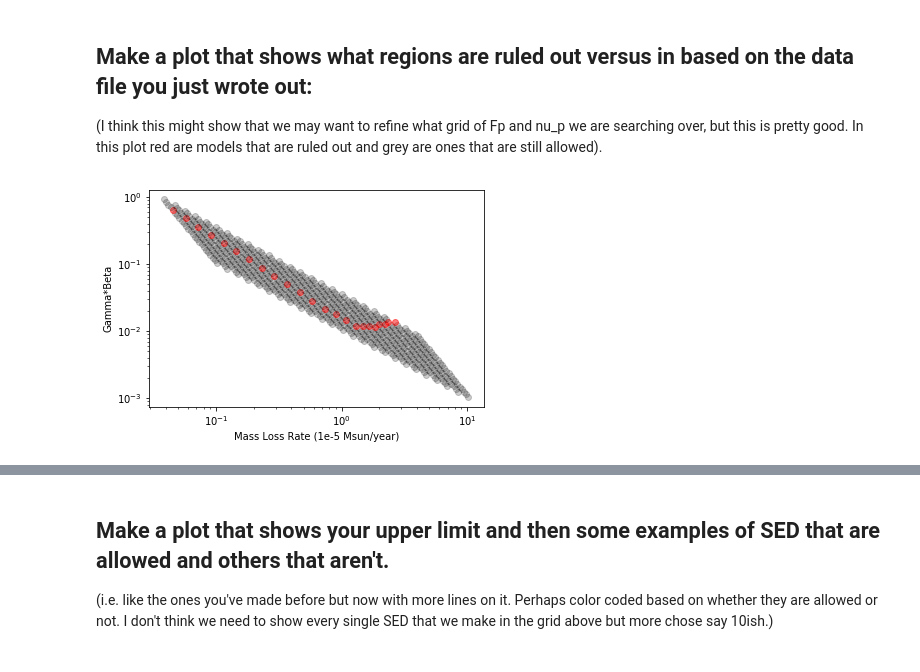
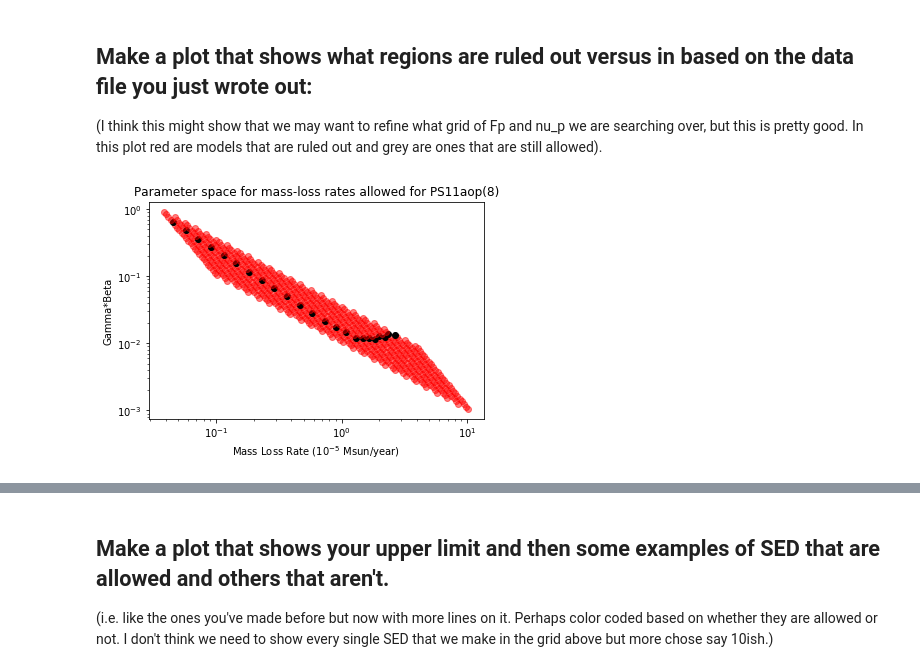
Before and after one commit to ibikadaeze/ast1501, a Jupyter notebook: freesync.ipynb, the cells around one changed output, grey strips where cells are left out. Drawn from its saved outputs; the diff is of its cells as text; code cells hidden in the pictures.

```diff
--- a/freesync.ipynb
+++ b/freesync.ipynb
@@ -180,25 +195,25 @@ ascii.write(data,file_out,names=names,overwrite=True)
 # %%
 file_in = 'PS11aop8x_ParameterSpace.csv'
 data_plot = ascii.read(file_in)
 
 gammabeta = data_plot['v_shock']*(1/3e5)
-x=0
-y=0
+
 
 
 plt.figure()
 
 for i in range(len(data_plot)):
     if data_plot['RuledOut'][i] == 'True':
         plt.plot(data_plot['Mdot'][i],gammabeta[i],'ro',alpha=0.5)
     else:
-        plt.plot(data_plot['Mdot'][i],gammabeta[i],'ko',alpha=0.2)
+        plt.plot(data_plot['Mdot'][i],gammabeta[i],'ko')# label ='PS11aop8')#,alpha=0.2)
 
 plt.yscale('log')
 plt.xscale('log')
-plt.xlabel('Mass Loss Rate (1e-5 Msun/year)')
+plt.xlabel(r'Mass Loss Rate ($10^{-5}$ Msun/year)')
 plt.ylabel('Gamma*Beta')
+plt.title('Parameter space for mass-loss rates allowed for PS11aop(8)')
 #plt.show()
-plt.savefig('mgPS11aop8x.pdf')
+plt.savefig('mg8PS11aopx.pdf')
 # %% [output]
-[figure, old version]
+[figure, new version]
```
Also changed, not shown: parts of 9 cells of this notebook.
